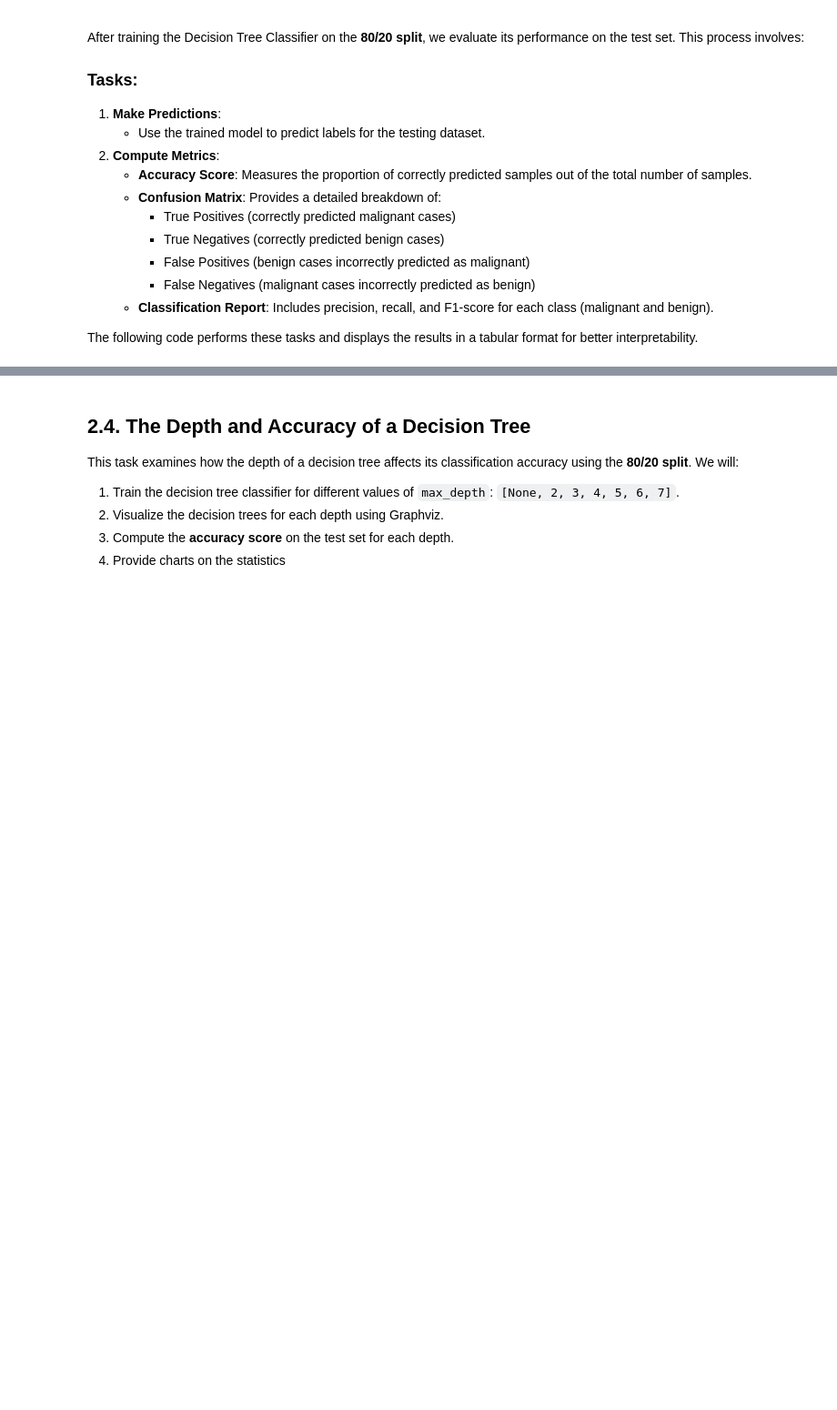
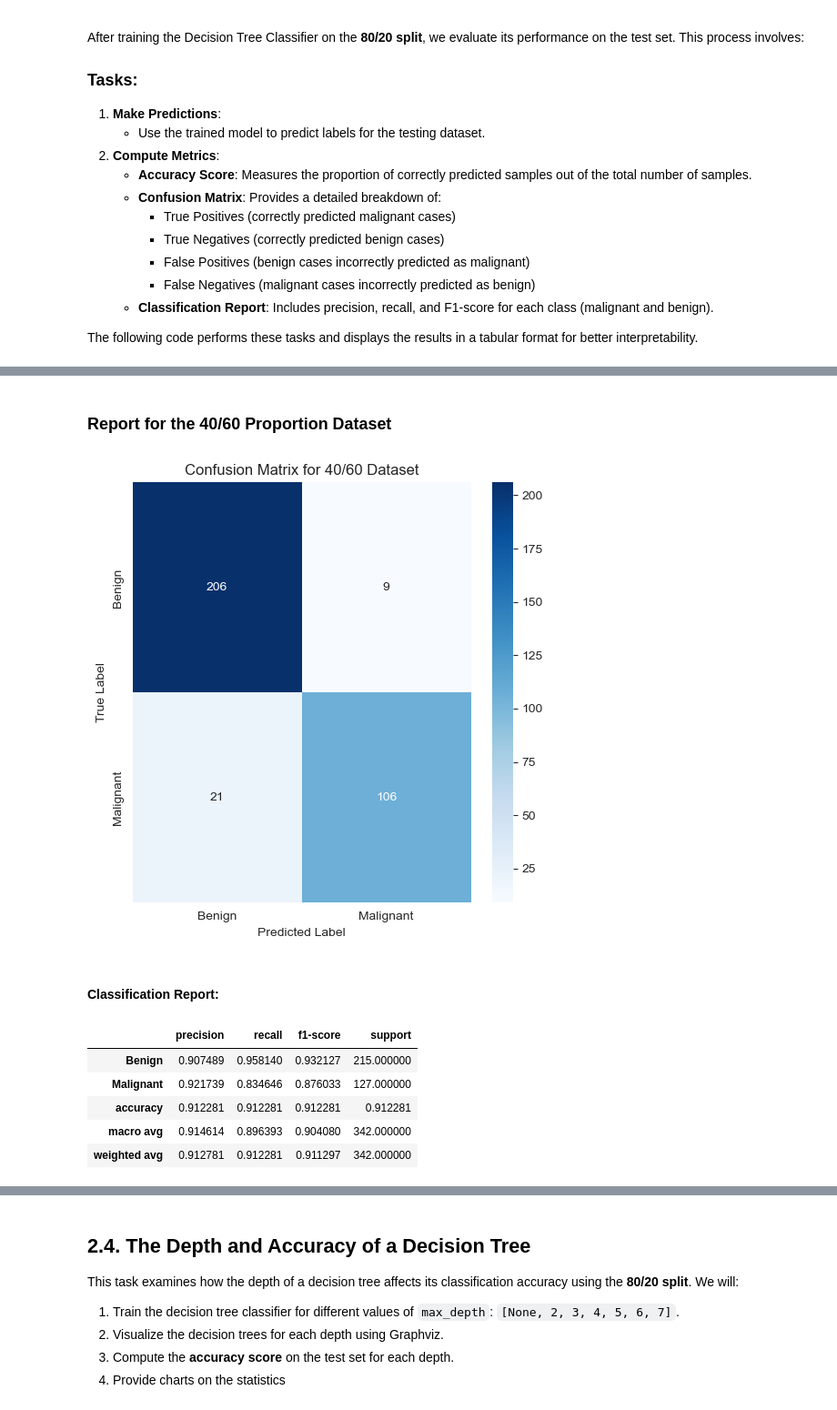
Before and after one commit to daobathanhh/Decision-Tree, a Jupyter notebook: Breast Cancer/breast_cancer_analysis.ipynb, the cells around one changed output, grey strips where cells are left out. Shown at 91% size. Drawn from its saved outputs; the diff is of its cells as text; code cells hidden in the pictures; blank space fills up the shorter version.

```diff
--- a/Breast Cancer/breast_cancer_analysis.ipynb
+++ b/Breast Cancer/breast_cancer_analysis.ipynb
@@ -368,0 +417,12 @@ The decision tree classifier demonstrates strong performance with perfect precis
+# %%
+evaluate_proportion("40/60")
+# %% [output]
+### Report for the 40/60 Proportion Dataset
+[figure, added]
+#### Classification Report:
+|  | precision | recall | f1-score | support |
+| Benign | 0.907489 | 0.958140 | 0.932127 | 215.000000 |
+| Malignant | 0.921739 | 0.834646 | 0.876033 | 127.000000 |
+| accuracy | 0.912281 | 0.912281 | 0.912281 | 0.912281 |
+| macro avg | 0.914614 | 0.896393 | 0.904080 | 342.000000 |
+| weighted avg | 0.912781 | 0.912281 | 0.911297 | 342.000000 |
```
Also changed, not shown: parts of 50 cells of this notebook, 9 other files.
